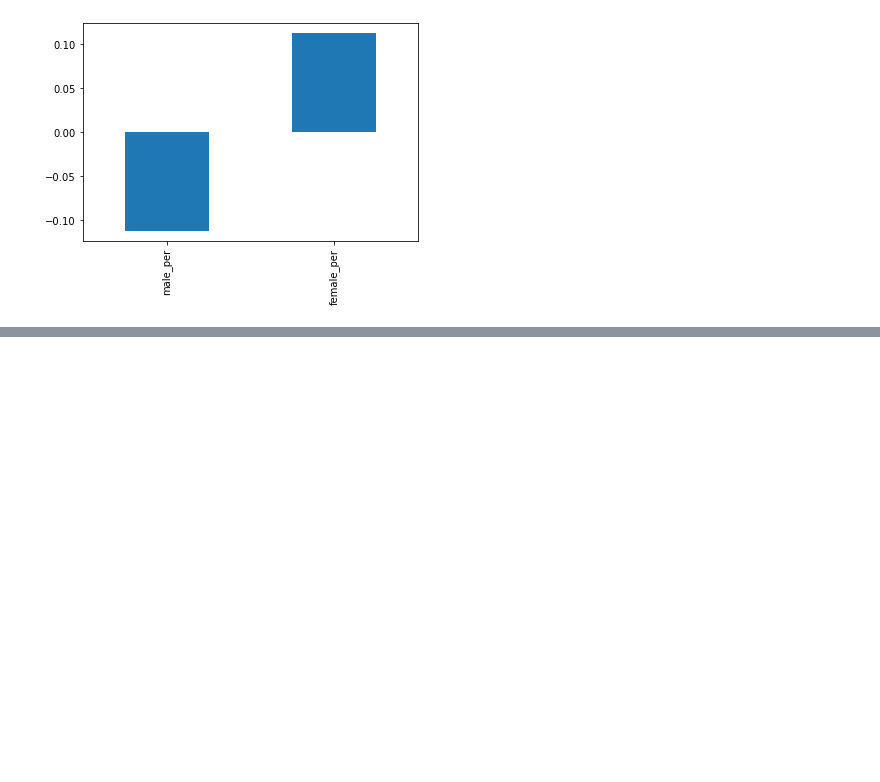
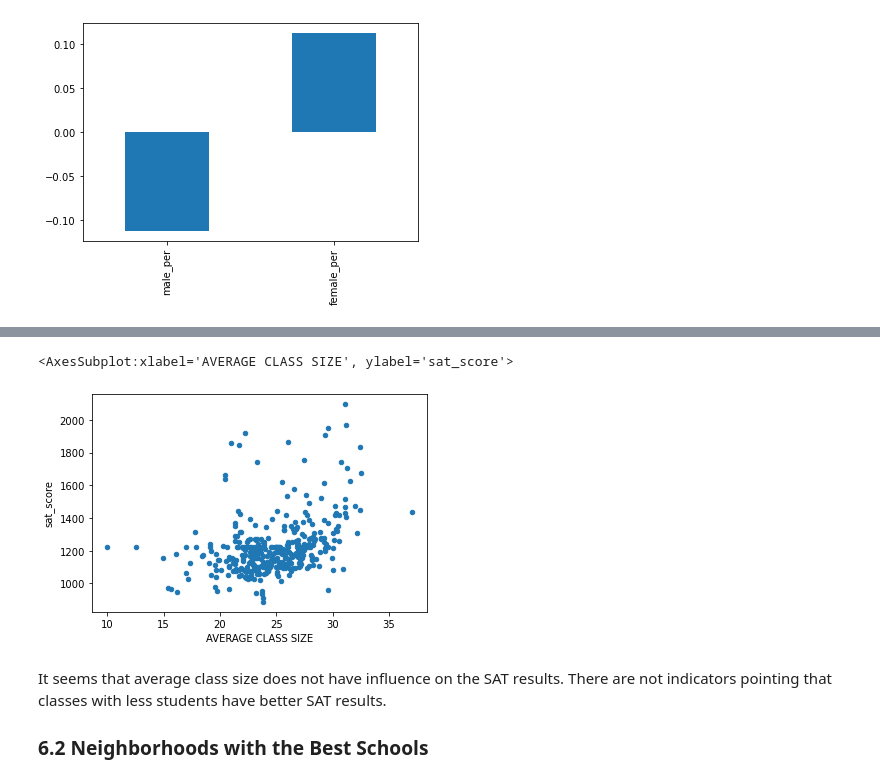
Before and after one commit to Pav-Ini/DataQuest, a Jupyter notebook: 08 NYC SAT Results/nyc_sat.ipynb, the cells around one changed output, grey strips where cells are left out. Saved outputs shown, nothing was run; the diff lists cells and outputs as text; code cells hidden in the pictures; blank space fills up the shorter version.

```diff
--- a/08 NYC SAT Results/nyc_sat.ipynb
+++ b/08 NYC SAT Results/nyc_sat.ipynb
@@ -525,0 +577,9 @@ The plot above shows that high percentage of females at a high schools positivel
+# %%
+combined.plot.scatter("AVERAGE CLASS SIZE", "sat_score")
+# %% [output]
+<AxesSubplot:xlabel='AVERAGE CLASS SIZE', ylabel='sat_score'>
+[figure, added]
+# %% [markdown]
+It seems that average class size does not have influence on the SAT results. There are not indicators pointing that classes with less students have better SAT results.
+
+### 6.2 Neighborhoods with the Best Schools
```
Also changed, not shown: parts of 18 cells of this notebook.
